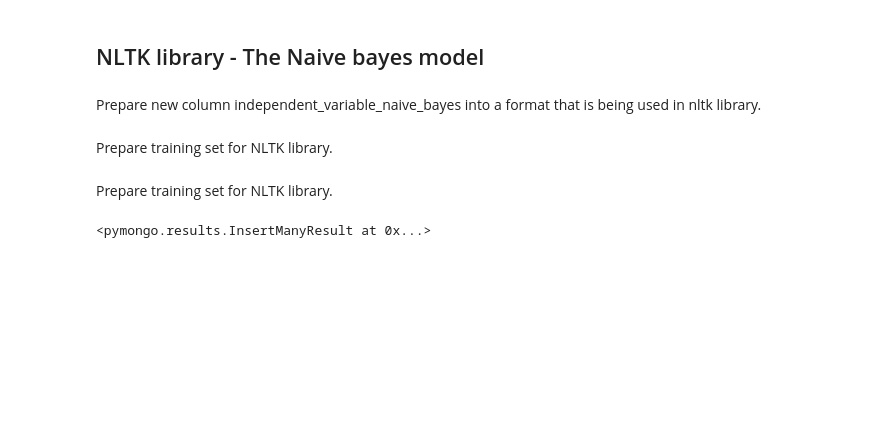
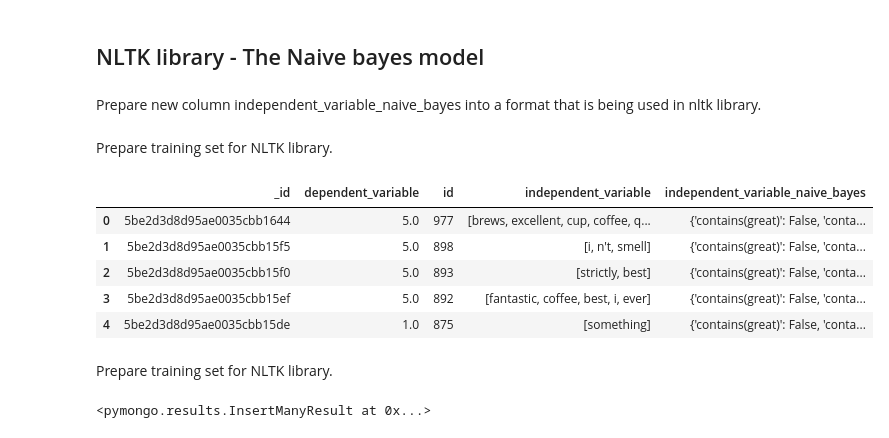
Before and after one commit to TheVacuumUniversity/Amazon_fine_food_rating_model, a Jupyter notebook: Amazon Fine Food Rating.ipynb, the cells around one changed output. Cells and saved outputs as stored; diff of their text form; code cells hidden in the pictures; blank space fills up the shorter version.

```diff
--- a/Amazon Fine Food Rating.ipynb
+++ b/Amazon Fine Food Rating.ipynb
@@ -295,6 +329,15 @@ Prepare training set for NLTK library.
 feature_dataset(train_set_collection,featuredwords)
 # %%
 training_set_prepared_NLTK = pd.DataFrame(list(featuring_temporary_collection.find()))
+# %%
+training_set_prepared_NLTK.head()
+# %% [output]
+|  | _id | dependent_variable | id | independent_variable | independent_variable_naive_bayes |
+| 0 | 5be2d3d8d95ae0035cbb1644 | 5.0 | 977 | [brews, excellent, cup, coffee, q... | {'contains(great)': False, 'conta... |
+| 1 | 5be2d3d8d95ae0035cbb15f5 | 5.0 | 898 | [i, n't, smell] | {'contains(great)': False, 'conta... |
+| 2 | 5be2d3d8d95ae0035cbb15f0 | 5.0 | 893 | [strictly, best] | {'contains(great)': False, 'conta... |
+| 3 | 5be2d3d8d95ae0035cbb15ef | 5.0 | 892 | [fantastic, coffee, best, i, ever] | {'contains(great)': False, 'conta... |
+| 4 | 5be2d3d8d95ae0035cbb15de | 1.0 | 875 | [something] | {'contains(great)': False, 'conta... |
 # %%
 upload_data_mongoDb(train_set_collection_nltk,training_set_prepared_NLTK.to_dict('records'))
 # %% [markdown]
```
Also changed, not shown: parts of 3 cells of this notebook.
